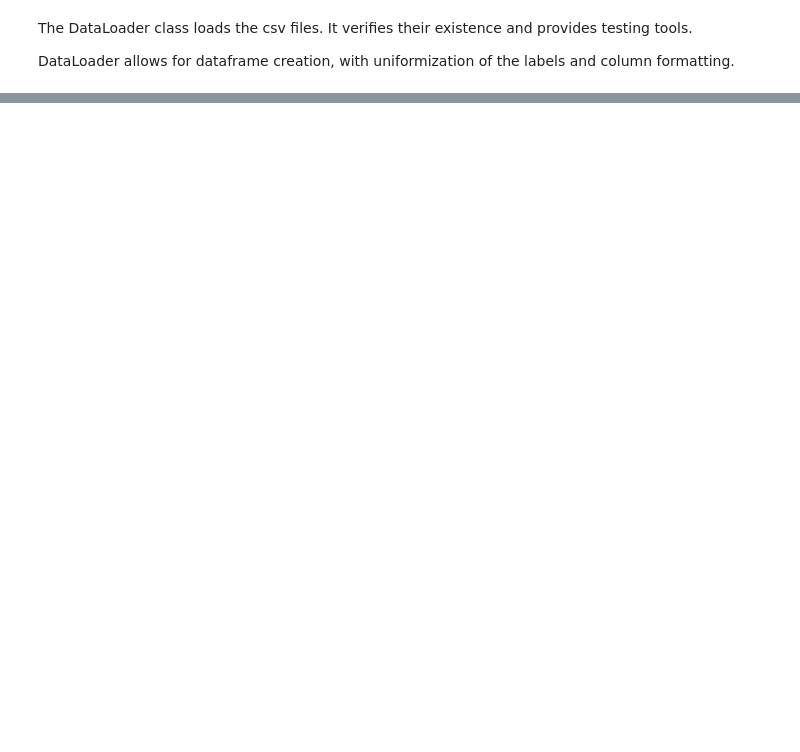
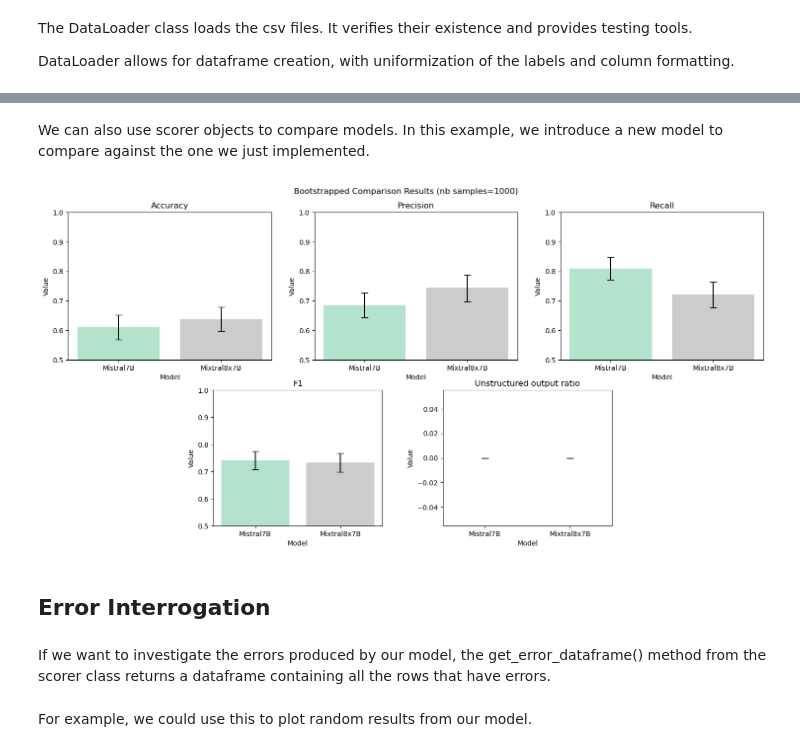
Before and after one commit to tsounack/LLM_evaluation_pipeline, a Jupyter notebook: scripts/demo.ipynb, the cells around one changed output, grey strips where cells are left out. Saved outputs shown, nothing was run; the diff lists cells and outputs as text; code cells hidden in the pictures; blank space fills up the shorter version.

```diff
--- a/scripts/demo.ipynb
+++ b/scripts/demo.ipynb
@@ -85,0 +116,16 @@ scorer.display_bootstrap_results(sample_size=len(df),
+# %% [markdown]
+We can also use scorer objects to compare models. In this example, we introduce a new model to compare against the one we just implemented.
+# %%
+Mistral7B = prompter_factory(prompter_type="binary",
+                             client=client,
+                             model="mistralai/Mistral-7B-Instruct-v0.1")
+results_mistral7b = Mistral7B.generate(df=df, prompt=prompt)
+scorer_mistral7b = scorer_factory(scorer_type="binary", data=df, results=results_mistral7b, model_name="Mistral 7B")
+dict_scorers = {"Mistral7B": scorer_mistral7b, "Mixtral8x7B": scorer}
+compare_models_bootstrap(dict_scorers=dict_scorers, sample_size=len(df), n_samples=1000)
+# %% [output]
+[figure, added]
+# %% [markdown]
+## Error Interrogation
+# %% [markdown]
+If we want to investigate the errors produced by our model, the get_error_dataframe() method from the scorer class returns a dataframe containing all the rows that have errors.
@@ -85,0 +134,2 @@ scorer.display_bootstrap_results(sample_size=len(df),
+# %% [markdown]
+For example, we could use this to plot random results from our model.
```
Also changed, not shown: parts of 26 cells of this notebook.
